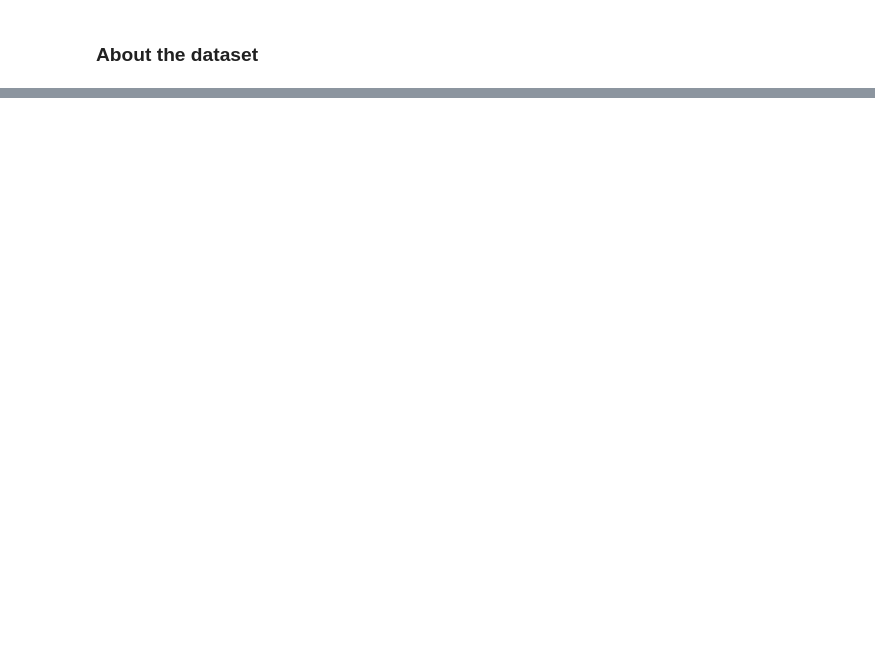
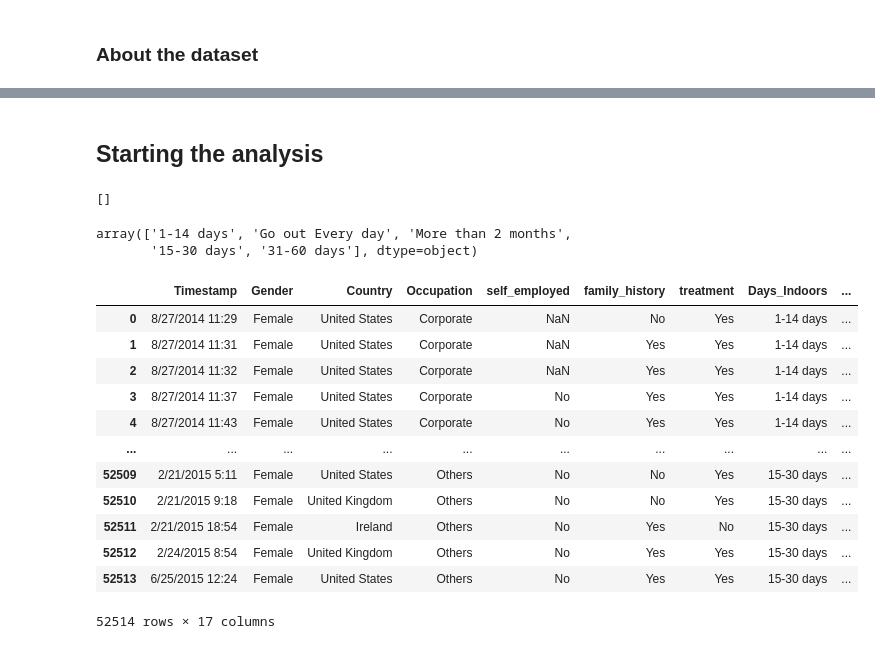
Before and after one commit to celefigs/EDA-milestone-3, a Jupyter notebook: mental health EDAUntitled-1.ipynb, the cells around one changed output, grey strips where cells are left out. Cells and saved outputs as stored; diff of their text form; code cells hidden in the pictures; blank space fills up the shorter version.

```diff
--- a/mental health EDAUntitled-1.ipynb
+++ b/mental health EDAUntitled-1.ipynb
@@ -49,0 +72,37 @@ df
+# %% [markdown]
+## Starting the analysis
+# %%
+numerical_columns = df.columns[(df.dtypes != 'object').tolist()].tolist()
+
+numerical_columns
+# %% [output]
+[]
+# %%
+df.columns
+df['Days_Indoors'].unique()
+# %% [output]
+array(['1-14 days', 'Go out Every day', 'More than 2 months',
+       '15-30 days', '31-60 days'], dtype=object)
+# %%
+#separar los valores x gender y luego crear un nuevo data frame con dummie variable para days outdoor
+
+
+# Paso 1: Separar el DataFrame por género
+df_male = df[df['Gender'] == 'Male']
+df_female = df[df['Gender'] == 'Female']
+
+df_female
+# %% [output]
+|  | Timestamp | Gender | Country | Occupation | self_employed | family_history | treatment | Days_Indoors | ... |
+| 0 | 8/27/2014 11:29 | Female | United States | Corporate | NaN | No | Yes | 1-14 days | ... |
+| 1 | 8/27/2014 11:31 | Female | United States | Corporate | NaN | Yes | Yes | 1-14 days | ... |
+| 2 | 8/27/2014 11:32 | Female | United States | Corporate | NaN | Yes | Yes | 1-14 days | ... |
+| 3 | 8/27/2014 11:37 | Female | United States | Corporate | No | Yes | Yes | 1-14 days | ... |
+| 4 | 8/27/2014 11:43 | Female | United States | Corporate | No | Yes | Yes | 1-14 days | ... |
+| ... | ... | ... | ... | ... | ... | ... | ... | ... | ... |
+| 52509 | 2/21/2015 5:11 | Female | United States | Others | No | No | Yes | 15-30 days | ... |
+| 52510 | 2/21/2015 9:18 | Female | United Kingdom | Others | No | No | Yes | 15-30 days | ... |
+| 52511 | 2/21/2015 18:54 | Female | Ireland | Others | No | Yes | No | 15-30 days | ... |
+| 52512 | 2/24/2015 8:54 | Female | United Kingdom | Others | No | Yes | Yes | 15-30 days | ... |
+| 52513 | 6/25/2015 12:24 | Female | United States | Others | No | Yes | Yes | 15-30 days | ... |
+52514 rows × 17 columns
```
Also changed, not shown: parts of 10 cells of this notebook.
